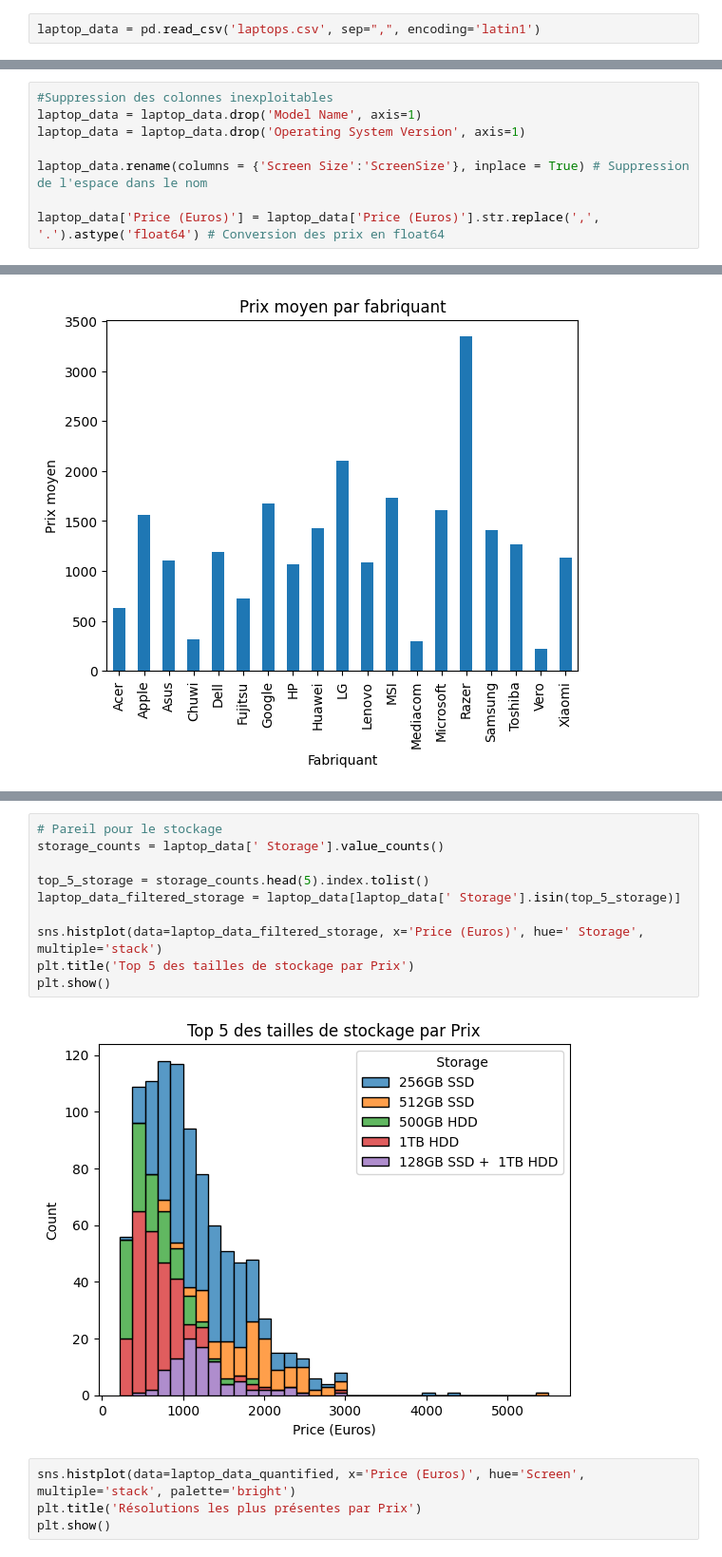
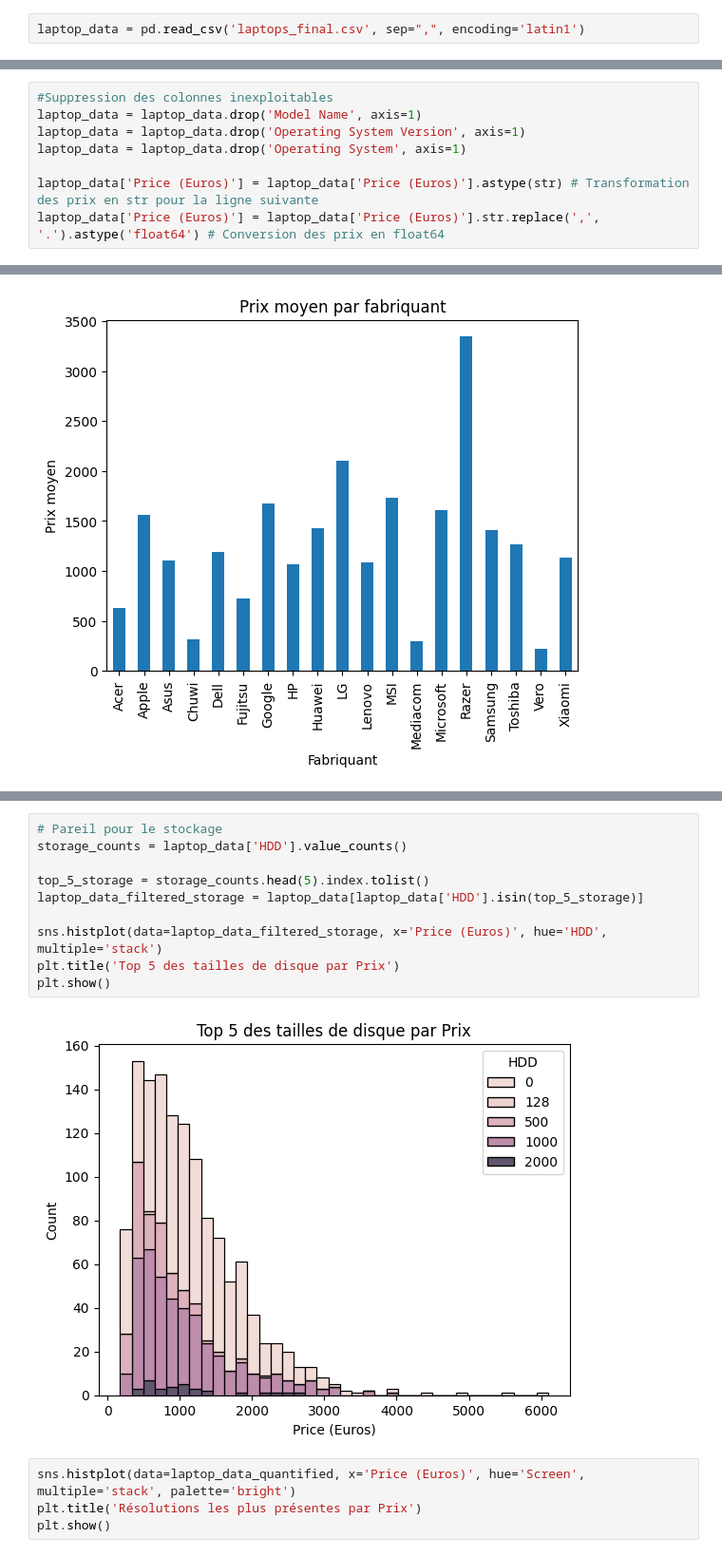
Before and after one commit to SnowZucc/Laptops-Data-Regression, a Jupyter notebook: data_analysis.ipynb, the cells around one changed output, grey strips where cells are left out. Shown at 95% size. Saved outputs shown, nothing was run; the diff lists cells and outputs as text.

```diff
--- a/data_analysis.ipynb
+++ b/data_analysis.ipynb
@@ -15,7 +26,7 @@ import re
 # %% [markdown]
 ### Ouverture
 # %%
-laptop_data = pd.read_csv('laptops.csv', sep=",", encoding='latin1')
+laptop_data = pd.read_csv('laptops_final.csv', sep=",", encoding='latin1')
 # %%
 laptop_data.head(22)
 # %% [output]
@@ -111,7 +108,7 @@ Name: 13, dtype: object
 #Suppression des colonnes inexploitables
 laptop_data = laptop_data.drop('Model Name', axis=1)
 laptop_data = laptop_data.drop('Operating System Version', axis=1)
+laptop_data = laptop_data.drop('Operating System', axis=1)
 
-laptop_data.rename(columns = {'Screen Size':'ScreenSize'}, inplace = True) # Suppression de l'espace dans le nom
-
+laptop_data['Price (Euros)'] = laptop_data['Price (Euros)'].astype(str) # Transformation des prix en str pour la ligne suivante
 laptop_data['Price (Euros)'] = laptop_data['Price (Euros)'].str.replace(',', '.').astype('float64') # Conversion des prix en float64
@@ -413,15 +401,15 @@ plt.show()
 # %%
 # Pareil pour le stockage
-storage_counts = laptop_data[' Storage'].value_counts()
+storage_counts = laptop_data['HDD'].value_counts()
 
 top_5_storage = storage_counts.head(5).index.tolist()
-laptop_data_filtered_storage = laptop_data[laptop_data[' Storage'].isin(top_5_storage)]
+laptop_data_filtered_storage = laptop_data[laptop_data['HDD'].isin(top_5_storage)]
 
-sns.histplot(data=laptop_data_filtered_storage, x='Price (Euros)', hue=' Storage', multiple='stack')
-plt.title('Top 5 des tailles de stockage par Prix')
+sns.histplot(data=laptop_data_filtered_storage, x='Price (Euros)', hue='HDD', multiple='stack')
+plt.title('Top 5 des tailles de disque par Prix')
 plt.show()
 # %% [output]
-[figure, old version]
+[figure, new version]
 # %%
 sns.histplot(data=laptop_data_quantified, x='Price (Euros)', hue='Screen', multiple='stack', palette='bright')
 plt.title('Résolutions les plus présentes par Prix')
```
Also changed, not shown: parts of 60 cells of this notebook, 1 other file.
